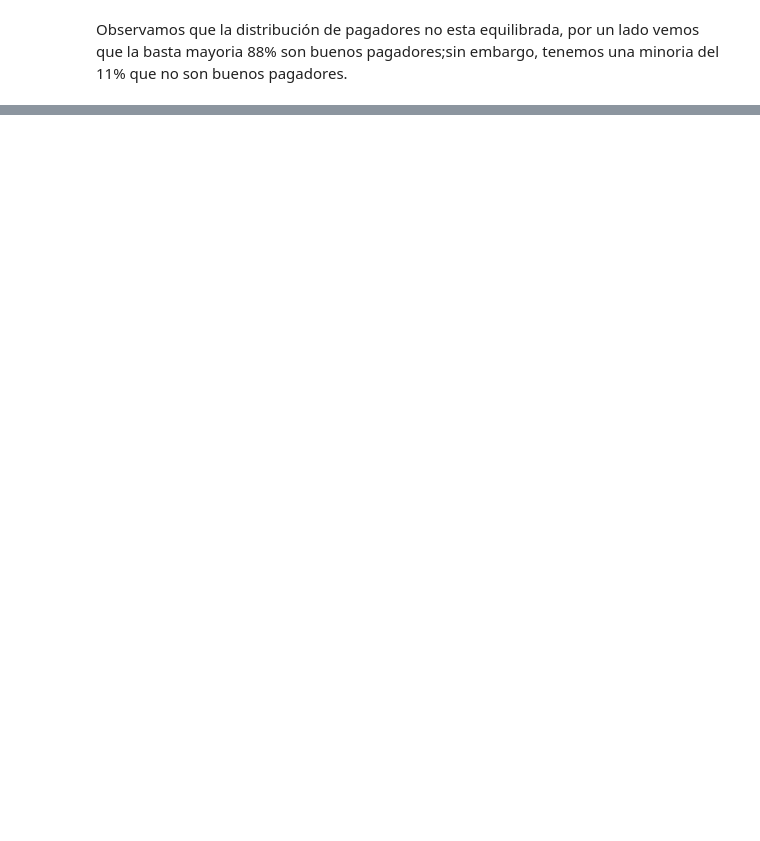
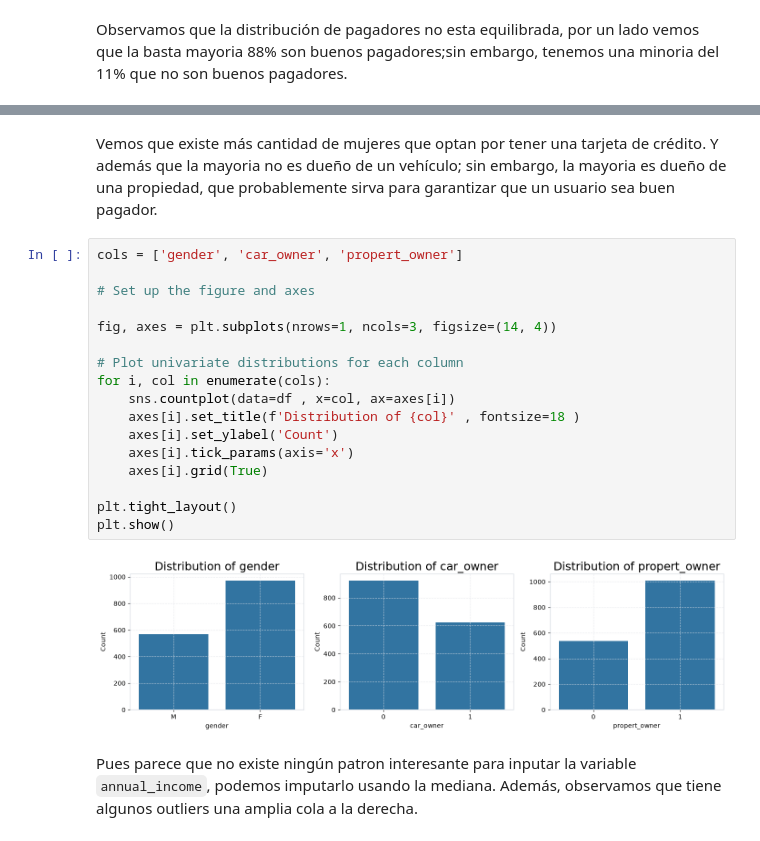
Before and after one commit to antonio-xrp/riesgo_credito, a Jupyter notebook: notebooks/riesgo_credito.ipynb, the cells around one changed output, grey strips where cells are left out. Saved outputs shown, nothing was run; the diff lists cells and outputs as text; blank space fills up the shorter version.

Commit message:
EDA + data clean + DE + basic models

```diff
--- a/notebooks/riesgo_credito.ipynb
+++ b/notebooks/riesgo_credito.ipynb
@@ -291,0 +353,23 @@ Name: Birthday_count, dtype: float64
+# %% [markdown]
+Vemos que existe más cantidad de mujeres que optan por tener una tarjeta de crédito. Y además que la mayoria no es dueño de un vehículo; sin embargo, la mayoria es dueño de una propiedad, que probablemente sirva para garantizar que un usuario sea buen pagador.
+# %%
+cols = ['gender', 'car_owner', 'propert_owner']
+
+# Set up the figure and axes
+
+fig, axes = plt.subplots(nrows=1, ncols=3, figsize=(14, 4))
+
+# Plot univariate distributions for each column
+for i, col in enumerate(cols):
+    sns.countplot(data=df , x=col, ax=axes[i])
+    axes[i].set_title(f'Distribution of {col}' , fontsize=18 )
+    axes[i].set_ylabel('Count')
+    axes[i].tick_params(axis='x')
+    axes[i].grid(True)
+
+plt.tight_layout()
+plt.show()
+# %% [output]
+[figure, added]
+# %% [markdown]
+Pues parece que no existe ningún patron interesante para inputar la variable `annual_income`, podemos imputarlo usando la mediana. Además, observamos que tiene algunos outliers una amplia cola a la derecha.
```
Also changed, not shown: parts of 172 cells of this notebook.
